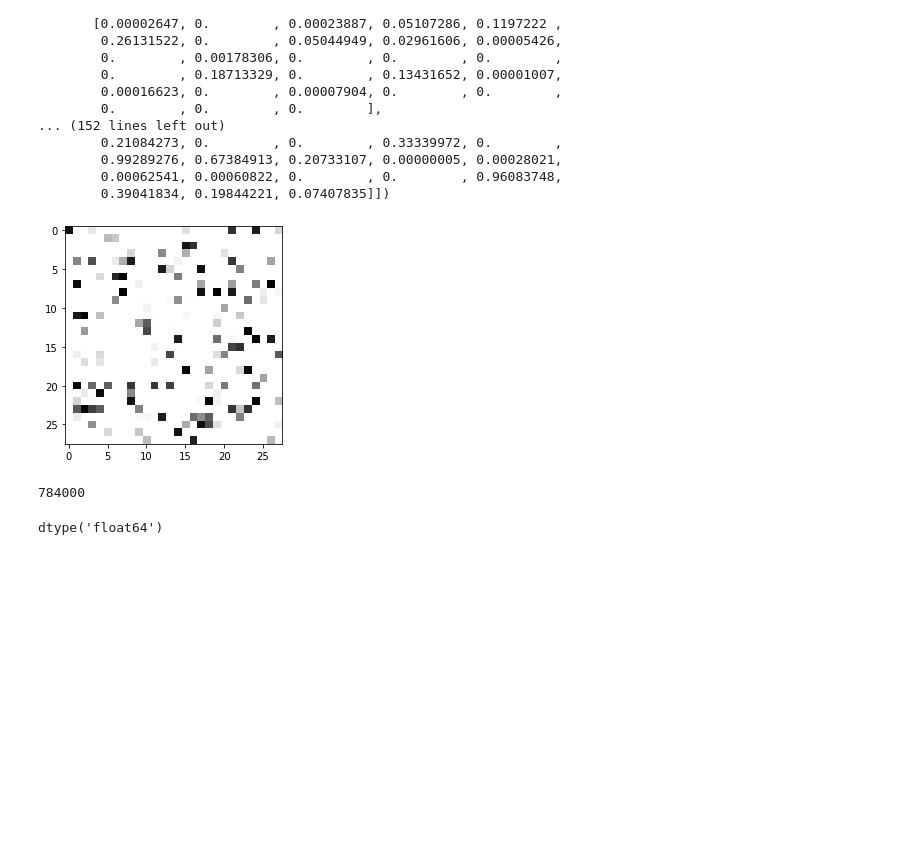
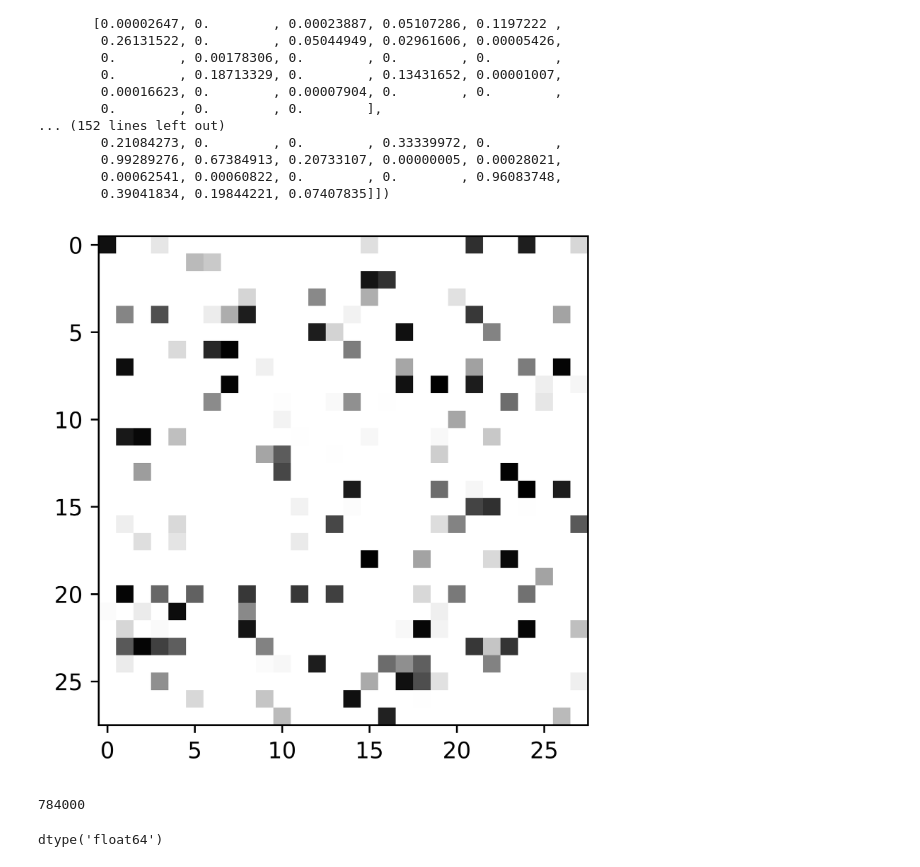
Before and after one commit to software-dev2010/BlackBoxMachineLearning, a Jupyter notebook: ProiectBlackBox.ipynb, the cells around one changed output. Drawn from its saved outputs; the diff is of its cells as text; code cells hidden in the pictures; blank space fills up the shorter version.

```diff
--- a/ProiectBlackBox.ipynb
+++ b/ProiectBlackBox.ipynb
@@ -86,15 +90,16 @@ array([[0.12039034, 0.        , 0.        , 0.67684946, 0.762416  ,
         0.39041834, 0.19844221, 0.07407835]])
 # %%
 import matplotlib.pyplot as plt
-#plt.figure(dpi=1200)
+plt.figure(dpi=1200)
 plt.imshow(x_train[6],cmap=plt.cm.binary)
 plt.show()
 # %% [output]
-[figure, old version]
+[figure, new version]
-# %%
-x_train.size
-# %% [output]
-784000
+# %%
+
+x_train.size
+# %% [output]
+784000
 # %%
 
 x_train.dtype
```
Also changed, not shown: parts of 43 cells of this notebook.
